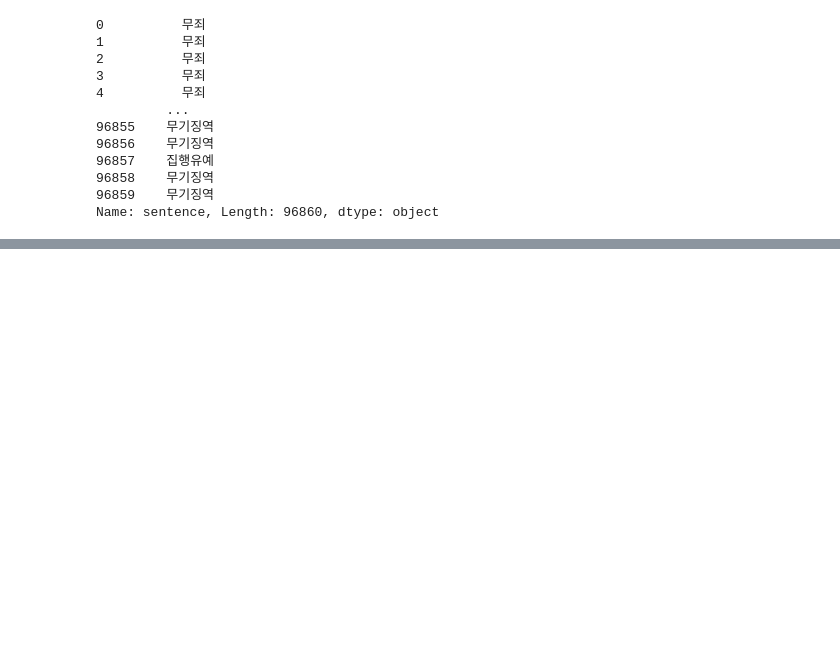
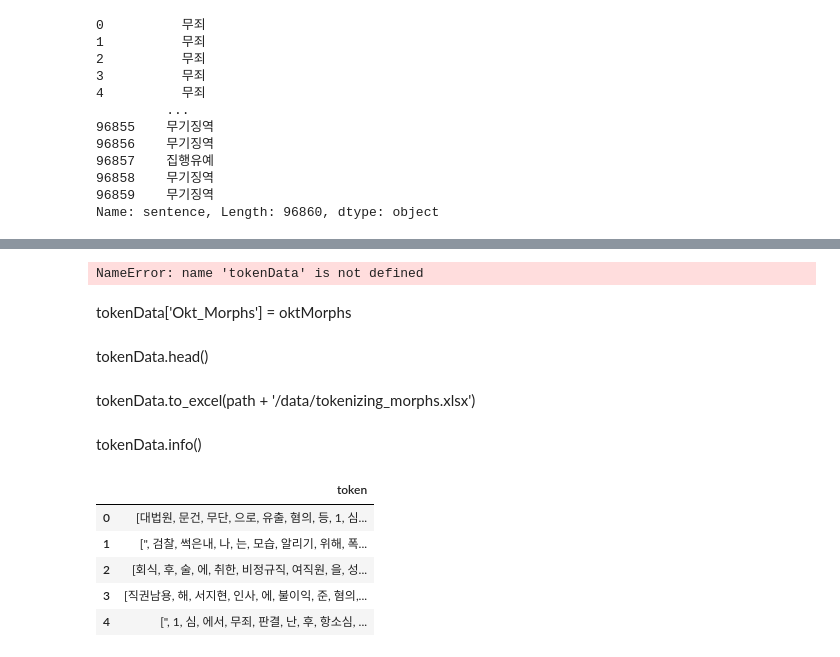
Before and after one commit to HyeJuSeon/Judgement_Prediction, a Jupyter notebook: code/preprocessing/Preprocessing.ipynb, the cells around one changed output, grey strips where cells are left out. Drawn from its saved outputs; the diff is of its cells as text; code cells hidden in the pictures; blank space fills up the shorter version.

```diff
--- a/code/preprocessing/Preprocessing.ipynb
+++ b/code/preprocessing/Preprocessing.ipynb
@@ -487,7 +511,7 @@ class TextPreprocessing(TitlePreprocessing):
         for idx, t in enumerate(notebook.tqdm(self.data)):
             for stopword in stopwords:
                 stopword = stopword.strip()
-                t = re.sub(stopword, '', t)
+                t = re.sub(stopword, '', str(t))
 
             t = hanja.translate(t, 'substitution')                                 # 한자 -> 한글로 변환
             t = re.sub("[a-zA-Z0-9_.+-]+@[a-zA-Z0-9-]+\.[a-zA-Z0-9-.]+", '', t)    #이메일 제거
@@ -564,0 +622,2 @@ preData.to_excel(path + '/data/Preprocessing.xlsx')
+# %%
+tokenData = pd.DataFrame()
@@ -564,0 +628,30 @@ preData.to_excel(path + '/data/Preprocessing.xlsx')
+# %%
+okt = Okt()
+oktMorphs = []
+
+for text in notebook.tqdm(texts):
+    token = okt.morphs(str(text))
+    oktMorphs.append(token)
+
+tokenData['Okt_Morphs'] = oktMorphs
+# %% [output]
+NameError: name 'tokenData' is not defined
+# %% [markdown]
+tokenData['Okt_Morphs'] = oktMorphs
+# %% [markdown]
+tokenData.head()
+# %% [markdown]
+tokenData.to_excel(path + '/data/tokenizing_morphs.xlsx')
+# %% [markdown]
+tokenData.info()
+# %%
+oktMorphsData = pd.DataFrame()
+oktMorphsData['token'] = tokenData['Okt_Morphs'].copy()
+oktMorphsData.head()
+# %% [output]
+|  | token |
+| 0 | [대법원, 문건, 무단, 으로, 유출, 혐의, 등, 1, 심... |
+| 1 | [", 검찰, 썩은내, 나, 는, 모습, 알리기, 위해, 폭... |
+| 2 | [회식, 후, 술, 에, 취한, 비정규직, 여직원, 을, 성... |
+| 3 | [직권남용, 해, 서지현, 인사, 에, 불이익, 준, 혐의,... |
+| 4 | [", 1, 심, 에서, 무죄, 판결, 난, 후, 항소심, ... |
```
Also changed, not shown: parts of 50 cells of this notebook.
